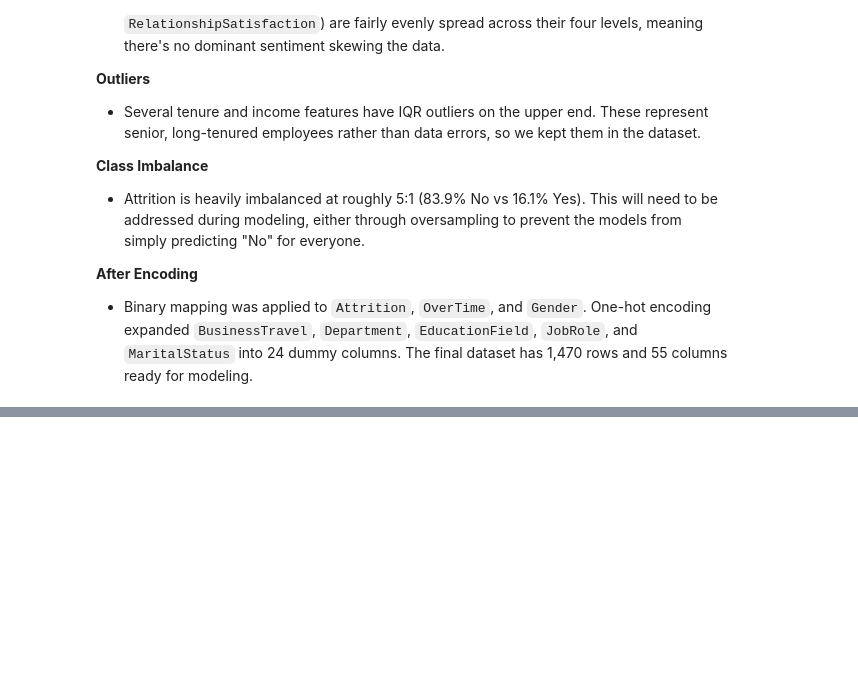
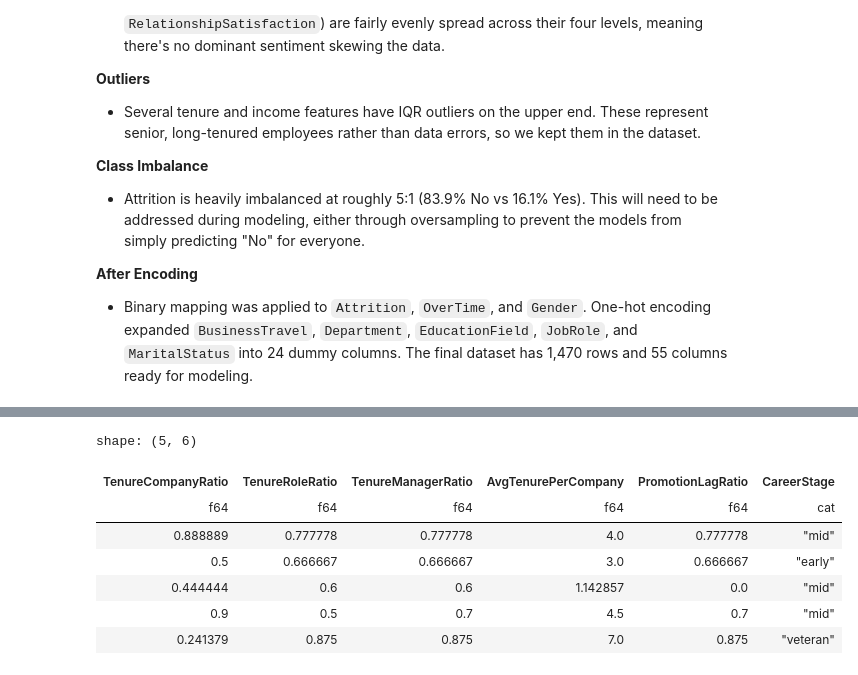
Before and after one commit to BigDataProject8/WorkforceIntelligence, a Jupyter notebook: project-08.ipynb, the cells around one changed output, grey strips where cells are left out. Saved outputs shown, nothing was run; the diff lists cells and outputs as text; code cells hidden in the pictures; blank space fills up the shorter version.

```diff
--- a/project-08.ipynb
+++ b/project-08.ipynb
@@ -428,0 +439,35 @@ Final shape: 1470 rows, 55 columns
+# %%
+# + 1 in denominators to avoid division by zero for new hires
+df = df.with_columns([
+    # Fraction of total career spent at this company
+    (pl.col('YearsAtCompany') / (pl.col('TotalWorkingYears') + 1)).alias('TenureCompanyRatio'),
+
+    # Fraction of time at company spent in current role
+    (pl.col('YearsInCurrentRole') / (pl.col('YearsAtCompany') + 1)).alias('TenureRoleRatio'),
+
+    # Fraction of time at company under current manager
+    (pl.col('YearsWithCurrManager') / (pl.col('YearsAtCompany') + 1)).alias('TenureManagerRatio'),
+
+    #Average tenure per company (job-hopping signal)
+    (pl.col('TotalWorkingYears') / (pl.col('NumCompaniesWorked') + 1)).alias('AvgTenurePerCompany'),
+
+    # Promotion lag: years stagnant relative to total tenure
+    (pl.col('YearsSinceLastPromotion') / (pl.col('YearsAtCompany') + 1)).alias('PromotionLagRatio'),
+
+    #Career stage bins
+    pl.col('TotalWorkingYears')
+        .cut(breaks=[2, 5, 10, 20],
+             labels=['entry', 'early', 'mid', 'senior', 'veteran'])
+        .alias('CareerStage')
+])
+
+df.select(['TenureCompanyRatio', 'TenureRoleRatio', 'TenureManagerRatio', 'AvgTenurePerCompany', 'PromotionLagRatio', 'CareerStage']).head()
+# %% [output]
+shape: (5, 6)
+| TenureCompanyRatio | TenureRoleRatio | TenureManagerRatio | AvgTenurePerCompany | PromotionLagRatio | CareerStage |
+| f64 | f64 | f64 | f64 | f64 | cat |
+| 0.888889 | 0.777778 | 0.777778 | 4.0 | 0.777778 | "mid" |
+| 0.5 | 0.666667 | 0.666667 | 3.0 | 0.666667 | "early" |
+| 0.444444 | 0.6 | 0.6 | 1.142857 | 0.0 | "mid" |
+| 0.9 | 0.5 | 0.7 | 4.5 | 0.7 | "mid" |
+| 0.241379 | 0.875 | 0.875 | 7.0 | 0.875 | "veteran" |
```
Also changed, not shown: parts of 11 cells of this notebook.
